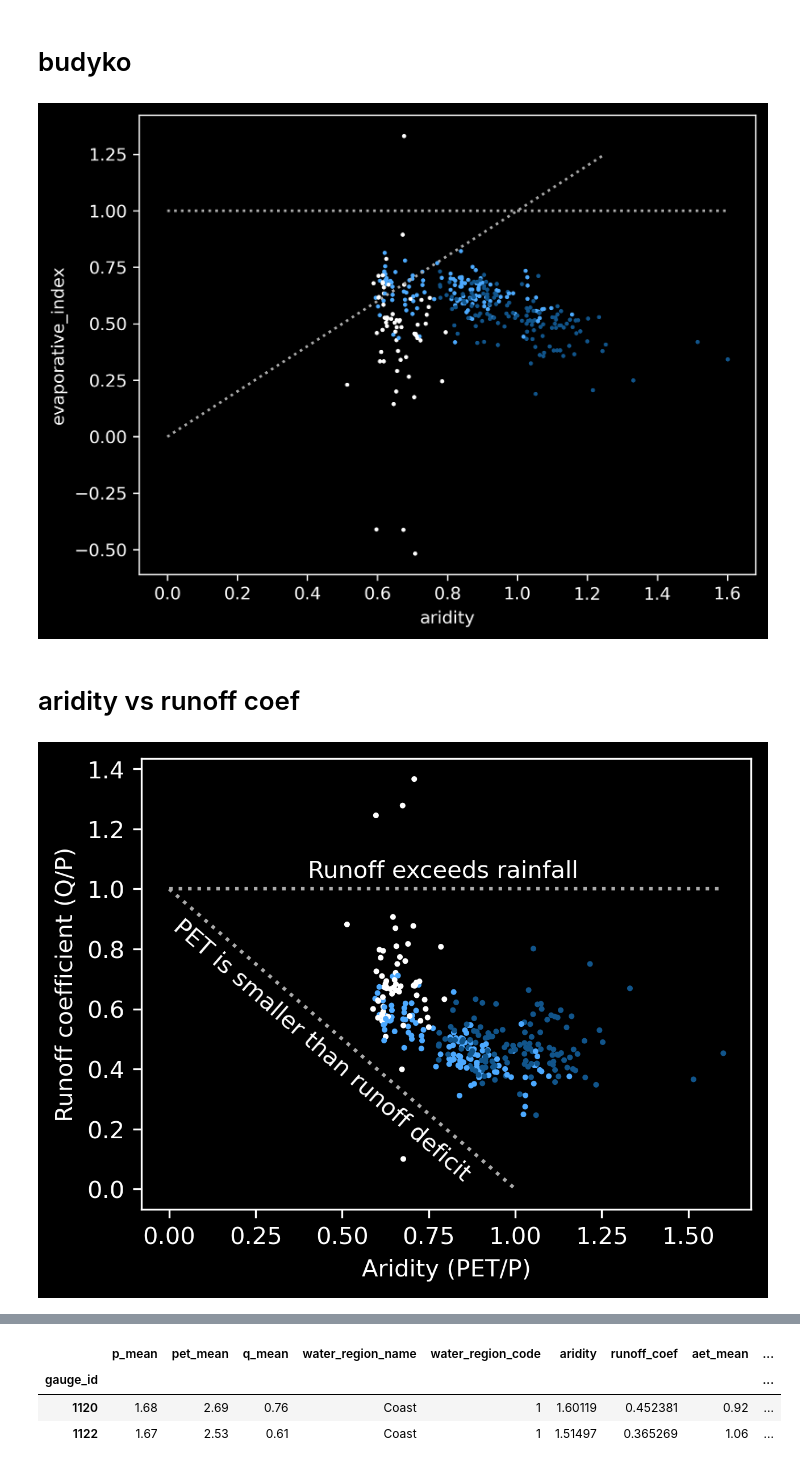
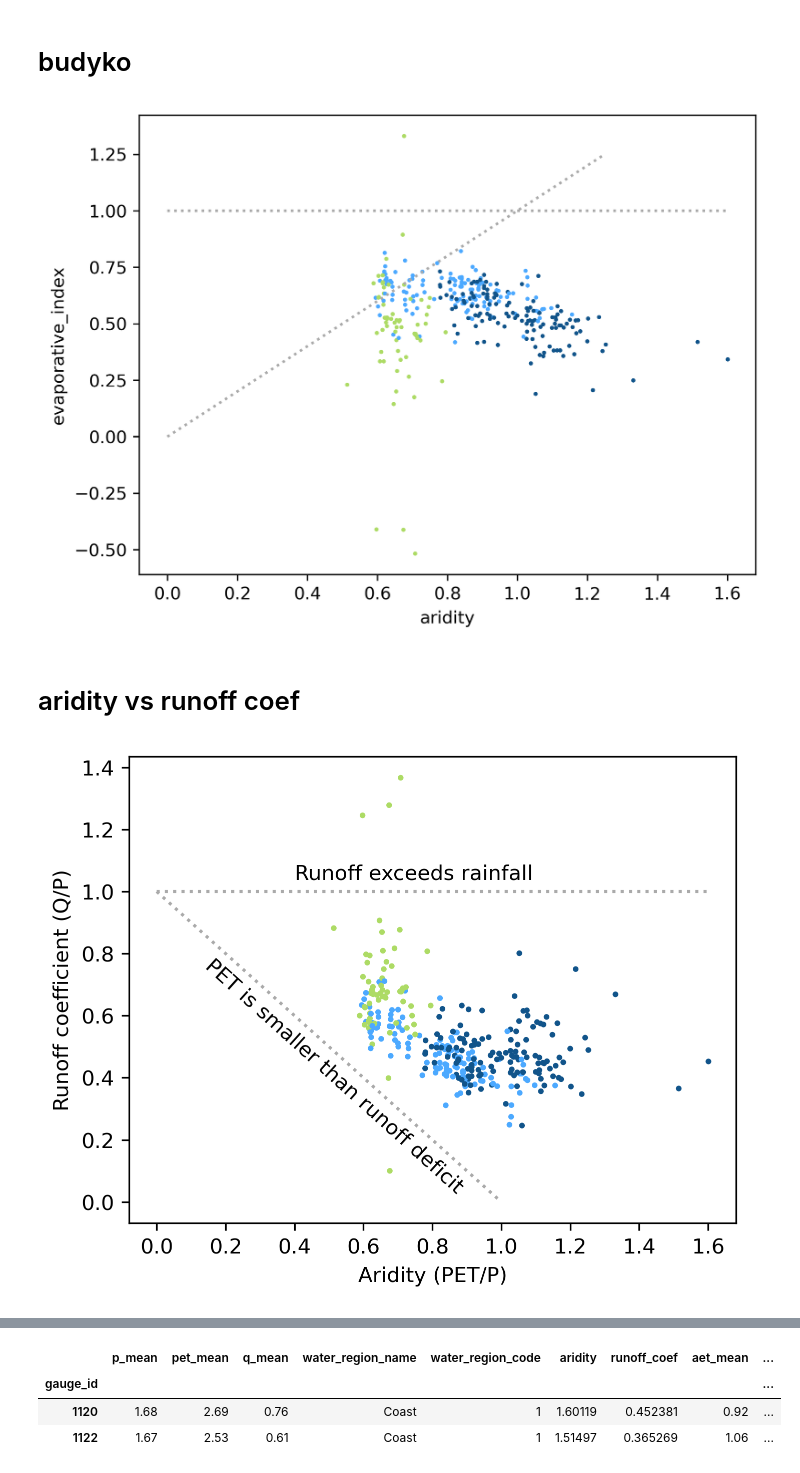
Before and after one commit to iiroseppa/CAMELS-FI, a Jupyter notebook: scripts/visualization/budyko.ipynb, the cells around one changed output, grey strips where cells are left out. Saved outputs shown, nothing was run; the diff lists cells and outputs as text; code cells hidden in the pictures.

```diff
--- a/scripts/visualization/budyko.ipynb
+++ b/scripts/visualization/budyko.ipynb
@@ -5,8 +5,9 @@ import os
 import matplotlib.pyplot as plt
 
 plt.rcParams["figure.dpi"]  = 300
-plt.style.use('dark_background')
+#plt.style.use('dark_background') # The black backgrounds were used for presentations, journal required white background
 plt.rcParams.update({'font.size': 10})
+plt.rcParams['font.family'] = 'sans-serif'
 # %%
 hydro_path = '/media/iielse/T9/CAMELS-FI/data/CAMELS_FI_hydrologic_attributes.csv'
 hydro = pd.read_csv(hydro_path)
@@ -62,7 +63,7 @@ bud['aridity'] = bud.pet_mean / bud.p_mean
 bud['runoff_coef'] = bud.q_mean / bud.p_mean
 bud['aet_mean'] = bud.p_mean - bud.q_mean
 bud['evaporative_index'] = bud.aet_mean / bud.pet_mean
-bud['rgb'] = bud['water_region_code'].map({2:'#4ca9ff', 1:'#11548a', 3:'#ffffff'})
+bud['rgb'] = bud['water_region_code'].map({2:'#4ca9ff', 1:'#11548a', 3:'#addb65'})
 bud
 # %% [output]
 |  | p_mean | pet_mean | q_mean | water_region_name | water_region_code | aridity | runoff_coef | aet_mean | ... |
@@ -91,36 +92,36 @@ ax = bud.plot(x='aridity', y='evaporative_index', s=2, c='rgb', kind='scatter')
 for (x1, y1), (x2, y2) in lines:
     lines = plt.plot([x1, x2], [y1, y2], ':', c='#aaaaaa')
 # %% [output]
-[figure, old version]
+[figure, new version]
 # %% [markdown]
 # aridity vs runoff coef
 # %%
 # used to convert cm to inches
 cm_conversion = 1 / 2.54
 
-width = 11.5
-height = 8.5
+width = 13
+height = 10
 lines = [
     ((0, 1), (1, 0)),
     ((0, 1), (1.6, 1))
 ]
 ax = bud.plot(
-    x='aridity', y='runoff_coef', s=2,
+    x='aridity', y='runoff_coef', s=3,
     c='rgb', kind='scatter',
     figsize=(width*cm_conversion, height*cm_conversion))
 ax.set_xlabel('Aridity (PET/P)')
 ax.set_ylabel('Runoff coefficient (Q/P)')
 
 ax.text(0.4, 1.04, 'Runoff exceeds rainfall')
-ax.text(0.0, 0.03, 'PET is smaller than runoff deficit', rotation=-41)
+ax.text(0.13, 0.03, 'PET is smaller than runoff deficit', rotation=-42)
 
 for (x1, y1), (x2, y2) in lines:
     lines = plt.plot([x1, x2], [y1, y2], ':', c='#aaaaaa')
 plt.subplots_adjust(left=0.2, right=0.99,
     top=0.99, bottom=0.2)
-#plt.savefig('CAMELS-FI/figures/aridity_vs_runoff_coef.png', transparent=True)
+plt.savefig('/home/iielse/Documents/DIWA/visualizations/CAMELS-FI/figures/white/aridity_vs_runoff_coef.png', transparent=True)
 # %% [output]
-[figure, old version]
+[figure, new version]
 # %%
 bud[bud.runoff_coef > 1]
 # %% [output]
```
Also changed, not shown: 5 other files.
